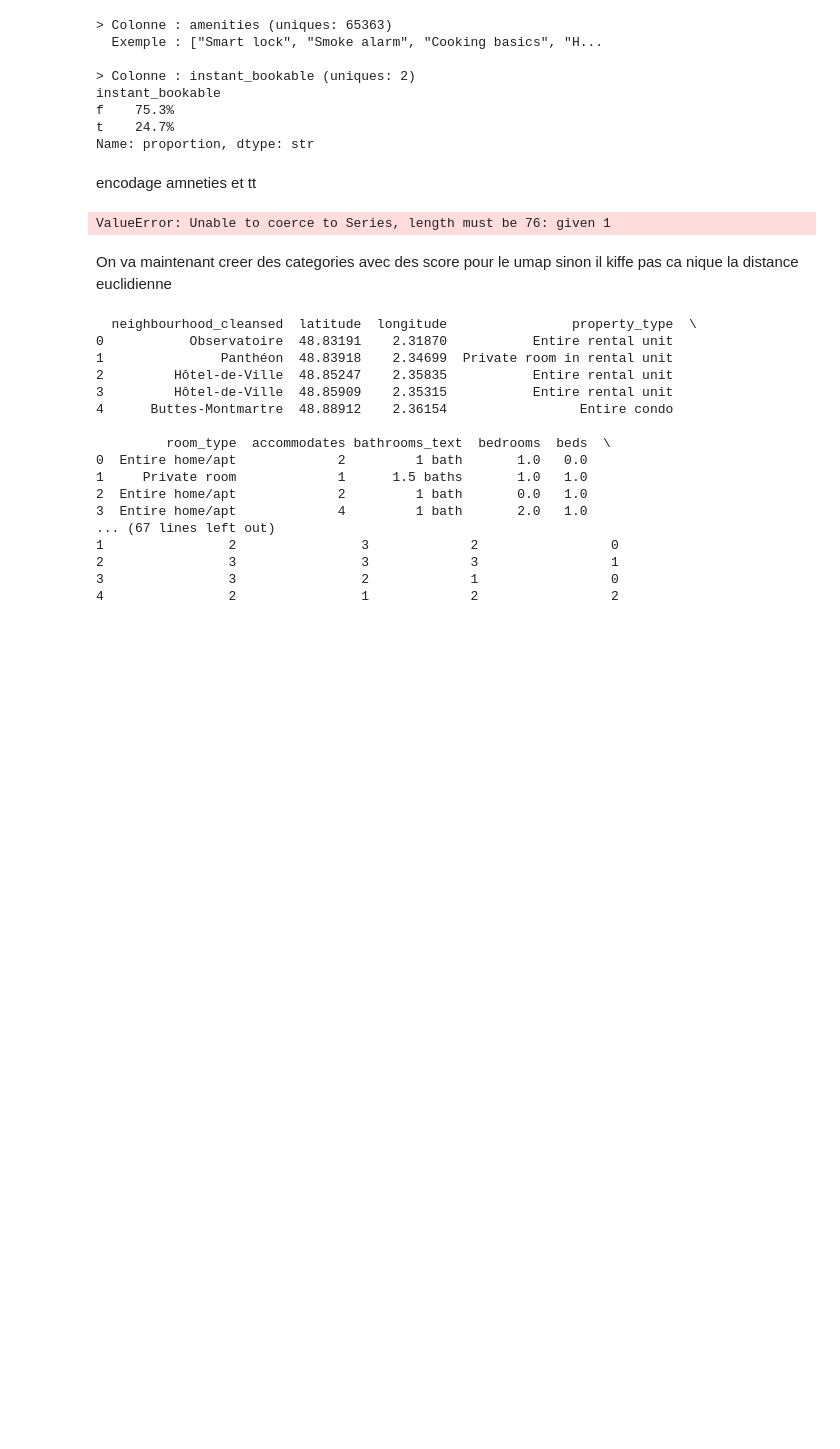
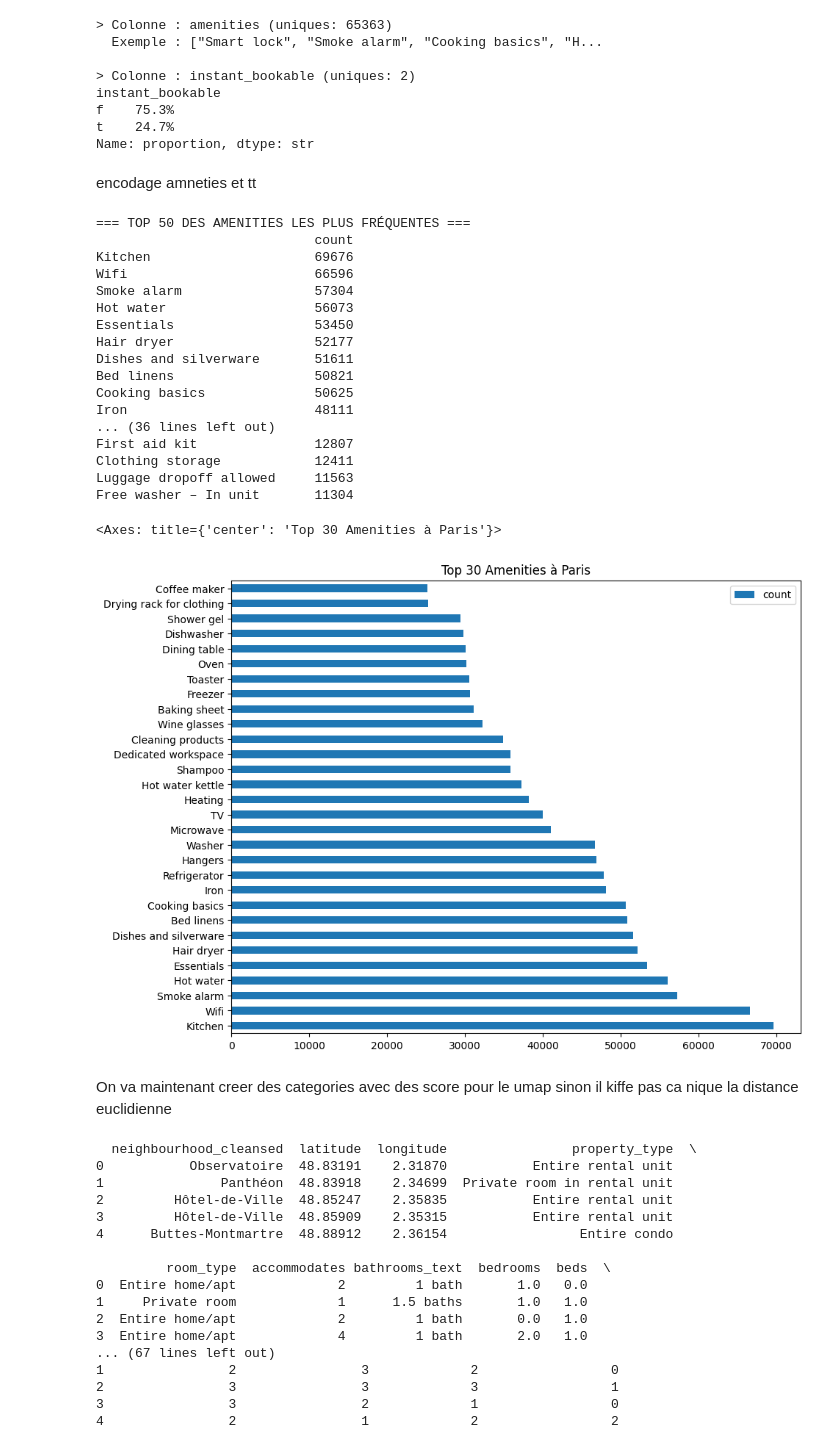
Before and after one commit to Felix-prjcts/ML_Airbnb_domain_generalisation, a Jupyter notebook: anciens_scripts/airbnb_projet.ipynb, the cells around one changed output. Cells and saved outputs as stored; diff of their text form; code cells hidden in the pictures; blank space fills up the shorter version.

```diff
--- a/anciens_scripts/airbnb_projet.ipynb
+++ b/anciens_scripts/airbnb_projet.ipynb
@@ -333,31 +333,49 @@ encodage amneties et tt
 # %%
 from collections import Counter
 import json
 
 # 1. On transforme les strings en listes réelles
 def get_amenities_list(x):
     try:
         # Gère le format JSON ["Wifi", "TV"] ou le format simple
         return json.loads(x.replace("'", '"')) if isinstance(x, str) else x
     except:
         return []
 
 all_amenities = []
 df_lean['amenities'].apply(get_amenities_list).apply(all_amenities.extend)
 
 # 2. On compte les occurrences
 amenity_counts = Counter(all_amenities)
-amenity_freq = pd.DataFrame.from_dict(amenity_counts, orient='index', columns=['count']/df)
+amenity_freq = pd.DataFrame.from_dict(amenity_counts, orient='index', columns=['count'])
 amenity_freq = amenity_freq.sort_values(by='count', ascending=False)
 
 # 3. Affichage du Top 50 pour faire votre choix
 print("=== TOP 50 DES AMENITIES LES PLUS FRÉQUENTES ===")
 print(amenity_freq.head(50))
 
 # Visualisation de la "longue traîne"
 amenity_freq.head(30).plot(kind='barh', figsize=(10, 8), title="Top 30 Amenities à Paris")
 # %% [output]
-ValueError: Unable to coerce to Series, length must be 76: given 1
+=== TOP 50 DES AMENITIES LES PLUS FRÉQUENTES ===
+                            count
+Kitchen                     69676
+Wifi                        66596
+Smoke alarm                 57304
+Hot water                   56073
+Essentials                  53450
+Hair dryer                  52177
+Dishes and silverware       51611
+Bed linens                  50821
+Cooking basics              50625
+Iron                        48111
+... (36 lines left out)
+First aid kit               12807
+Clothing storage            12411
+Luggage dropoff allowed     11563
+Free washer – In unit       11304
+<Axes: title={'center': 'Top 30 Amenities à Paris'}>
+[figure, added]
 # %% [markdown]
 On va maintenant creer des categories avec des score pour le umap sinon il kiffe pas ca nique la distance euclidienne
 # %%
```
Also changed, not shown: parts of 8 cells of this notebook, 2 other files.
